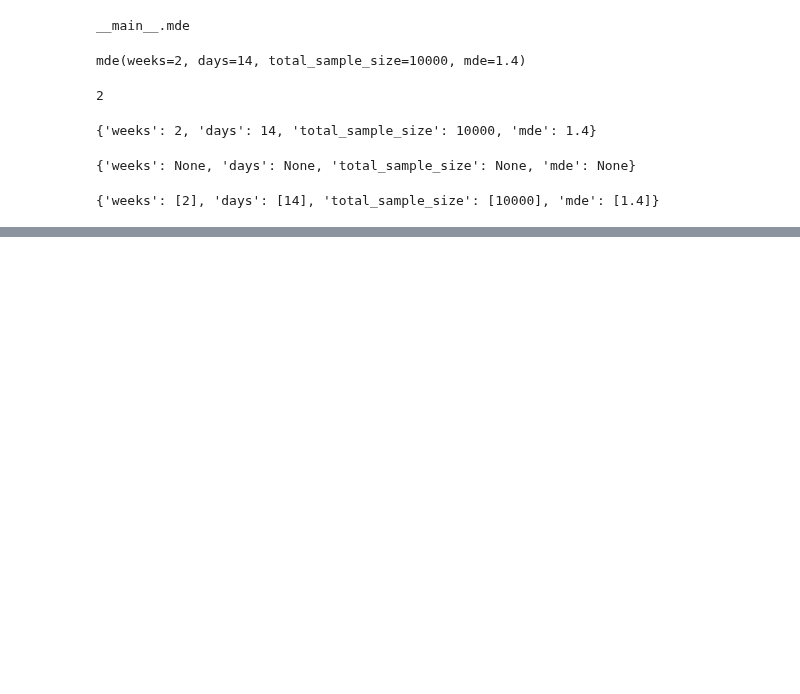
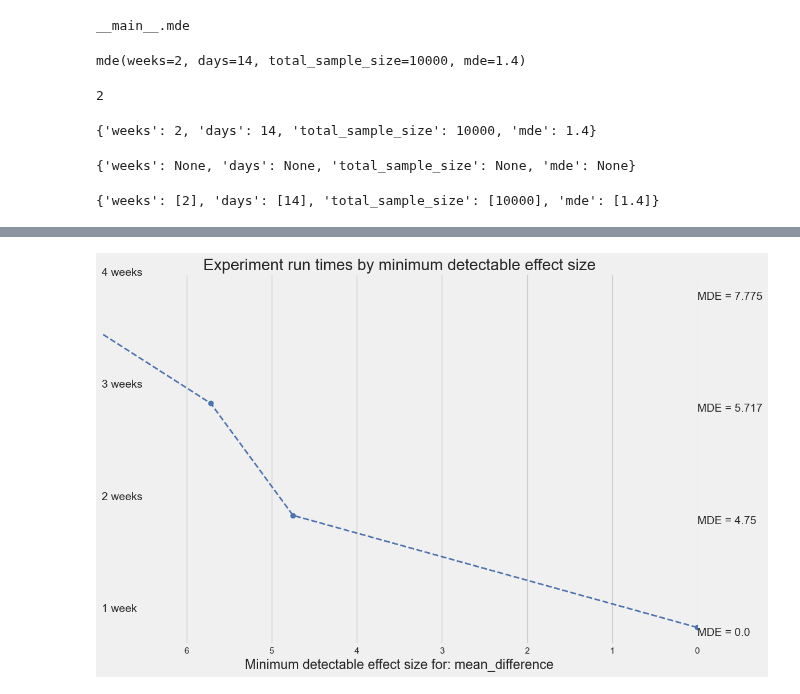
Before and after one commit to dokeeffe87/stats_utils, a Jupyter notebook: notebooks/scratch_work/dev_ri_power_calc.ipynb, the cells around one changed output, grey strips where cells are left out. Cells and saved outputs as stored; diff of their text form; code cells hidden in the pictures; blank space fills up the shorter version.

```diff
--- a/notebooks/scratch_work/dev_ri_power_calc.ipynb
+++ b/notebooks/scratch_work/dev_ri_power_calc.ipynb
@@ -431,0 +468,4 @@ test_dict
+# %%
+ri_pwr.plot_power_results(df=df_pwr, min_weeks=1, max_weeks=4, stat_name='mean_difference')
+# %% [output]
+[figure, added]
```
Also changed, not shown: parts of 11 cells of this notebook, 1 other file.
